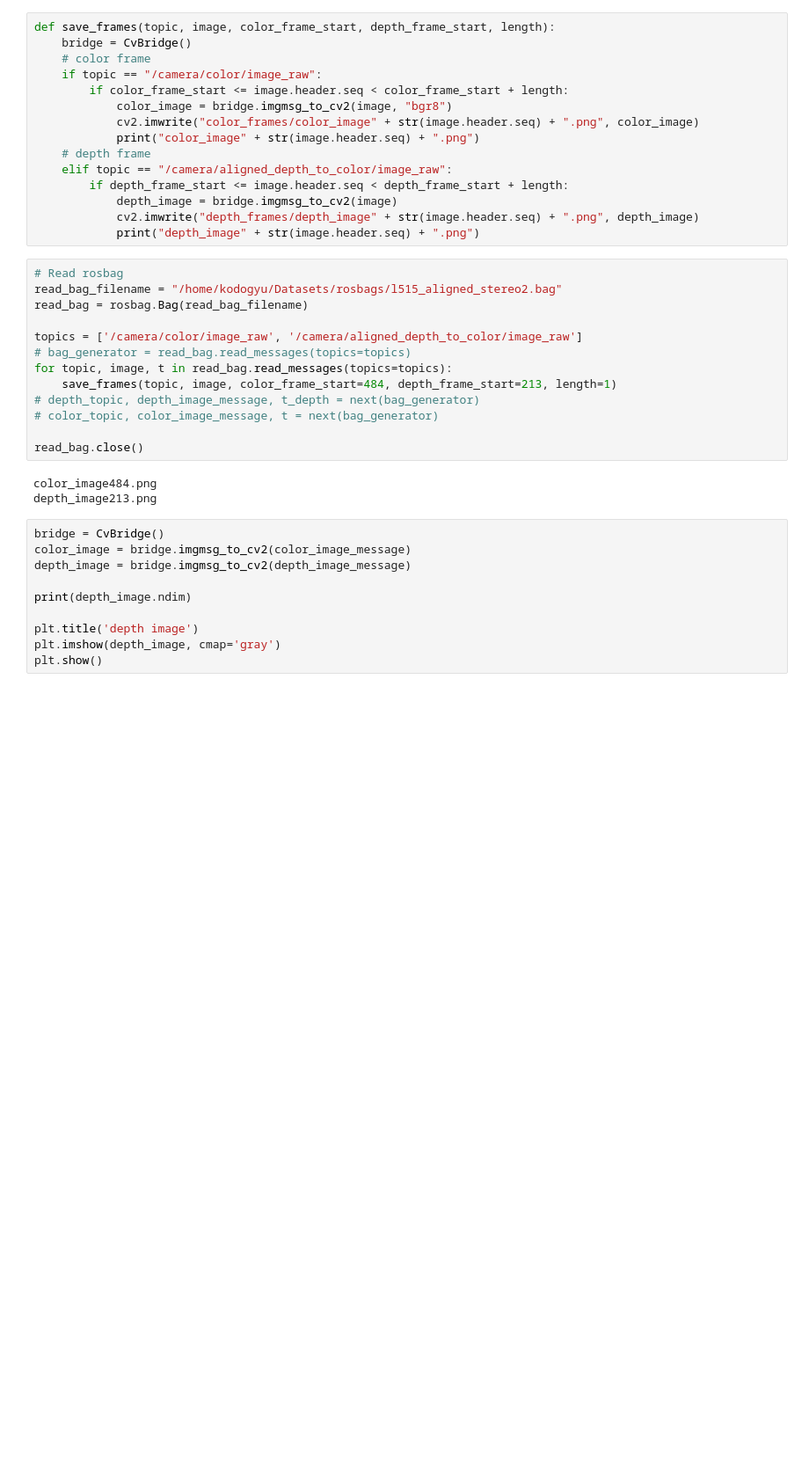
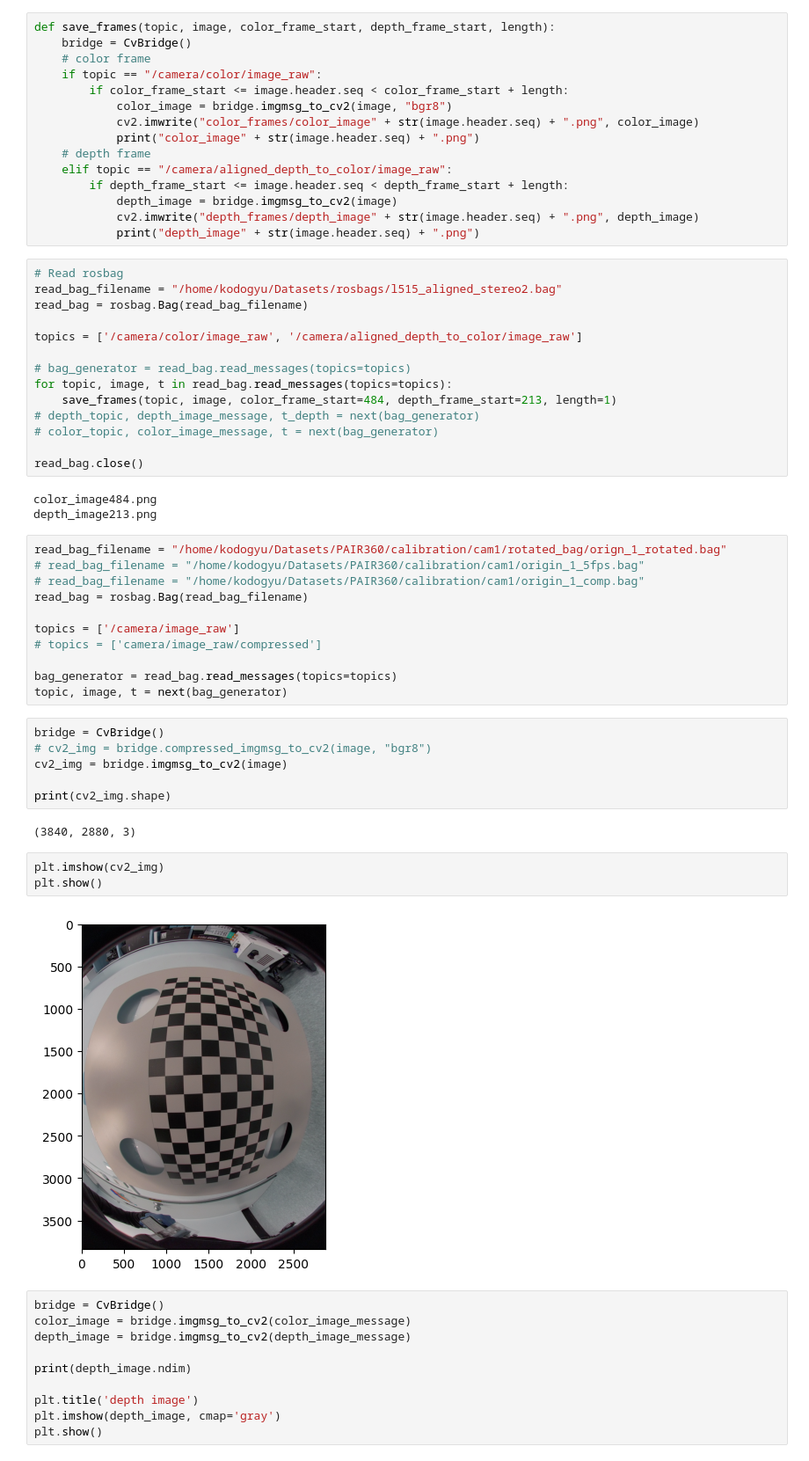
Before and after one commit to kodogyu/playground, a Jupyter notebook: ipynb/rosbag.ipynb, the cells around one changed output. Shown at 88% size. Cells and saved outputs as stored; diff of their text form; blank space fills up the shorter version.

Commit message:
Add rosbag operations

```diff
--- a/ipynb/rosbag.ipynb
+++ b/ipynb/rosbag.ipynb
@@ -29,6 +29,7 @@ read_bag_filename = "/home/kodogyu/Datasets/rosbags/l515_aligned_stereo2.bag"
 read_bag = rosbag.Bag(read_bag_filename)
 
 topics = ['/camera/color/image_raw', '/camera/aligned_depth_to_color/image_raw']
+
 # bag_generator = read_bag.read_messages(topics=topics)
 for topic, image, t in read_bag.read_messages(topics=topics):
     save_frames(topic, image, color_frame_start=484, depth_frame_start=213, length=1)
@@ -39,6 +40,30 @@ read_bag.close()
 # %% [output]
 color_image484.png
 depth_image213.png
+# %%
+read_bag_filename = "/home/kodogyu/Datasets/PAIR360/calibration/cam1/rotated_bag/orign_1_rotated.bag"
+# read_bag_filename = "/home/kodogyu/Datasets/PAIR360/calibration/cam1/origin_1_5fps.bag"
+# read_bag_filename = "/home/kodogyu/Datasets/PAIR360/calibration/cam1/origin_1_comp.bag"
+read_bag = rosbag.Bag(read_bag_filename)
+
+topics = ['/camera/image_raw']
+# topics = ['camera/image_raw/compressed']
+
+bag_generator = read_bag.read_messages(topics=topics)
+topic, image, t = next(bag_generator)
+# %%
+bridge = CvBridge()
+# cv2_img = bridge.compressed_imgmsg_to_cv2(image, "bgr8")
+cv2_img = bridge.imgmsg_to_cv2(image)
+
+print(cv2_img.shape)
+# %% [output]
+(3840, 2880, 3)
+# %%
+plt.imshow(cv2_img)
+plt.show()
+# %% [output]
+[figure, added]
 # %%
 bridge = CvBridge()
 color_image = bridge.imgmsg_to_cv2(color_image_message)
```
Also changed, not shown: 5 other files.
